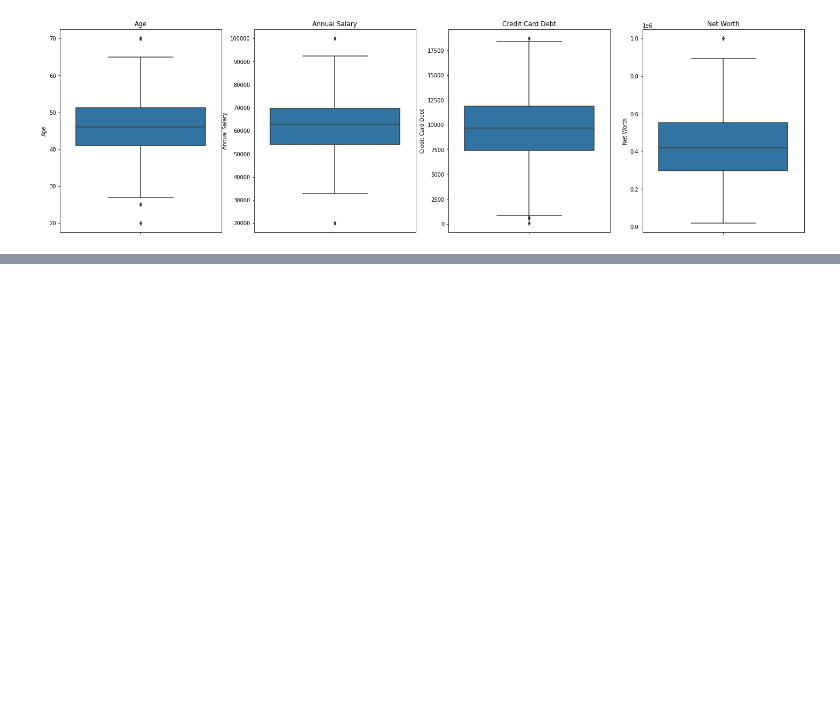
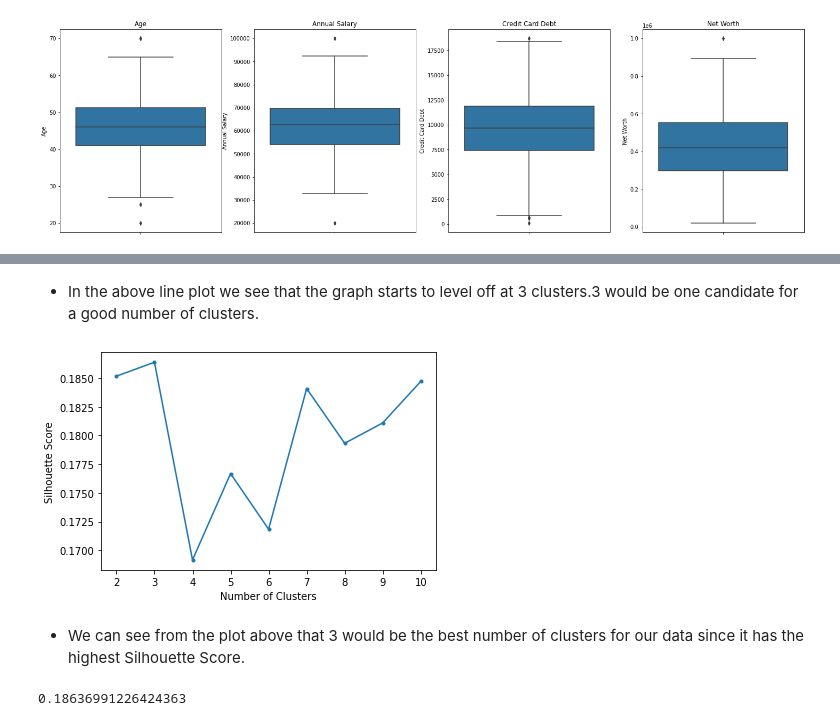
Before and after one commit to LarsonBodden/Car-Purchasing-Model, a Jupyter notebook: Project_2.ipynb, the cells around one changed output, grey strips where cells are left out. Cells and saved outputs as stored; diff of their text form; code cells hidden in the pictures; blank space fills up the shorter version.

```diff
--- a/Project_2.ipynb
+++ b/Project_2.ipynb
@@ -205,0 +237,23 @@ for var in continuous_variable:
+# %% [markdown]
+- In the above line plot we see that the graph starts to level off at 3 clusters.3 would be one candidate for a good number of clusters.
+# %%
+silhouette_scores = []
+for i in range(2, 11):
+  kmeans = KMeans(n_clusters = i)
+  kmeans.fit(X_scaled)
+  silhouette_scores.append(silhouette_score((X_scaled), kmeans.labels_))
+# Visualize scores
+plt.plot(range(2, 11), silhouette_scores, marker = '.')
+plt.xlabel('Number of Clusters')
+plt.ylabel('Silhouette Score');
+# %% [output]
+[figure, added]
+# %% [markdown]
+- We can see from the plot above that 3 would be the best number of clusters for our data since it has the highest Silhouette Score.
+# %%
+# Fit kmeans model with 3 clusters and display the silhouette score
+kmeans = KMeans(n_clusters = 3)
+kmeans.fit(X_scaled)
+silhouette_score(X_scaled, kmeans.labels_)
+# %% [output]
+0.18636991226424363
```
Also changed, not shown: parts of 15 cells of this notebook.
